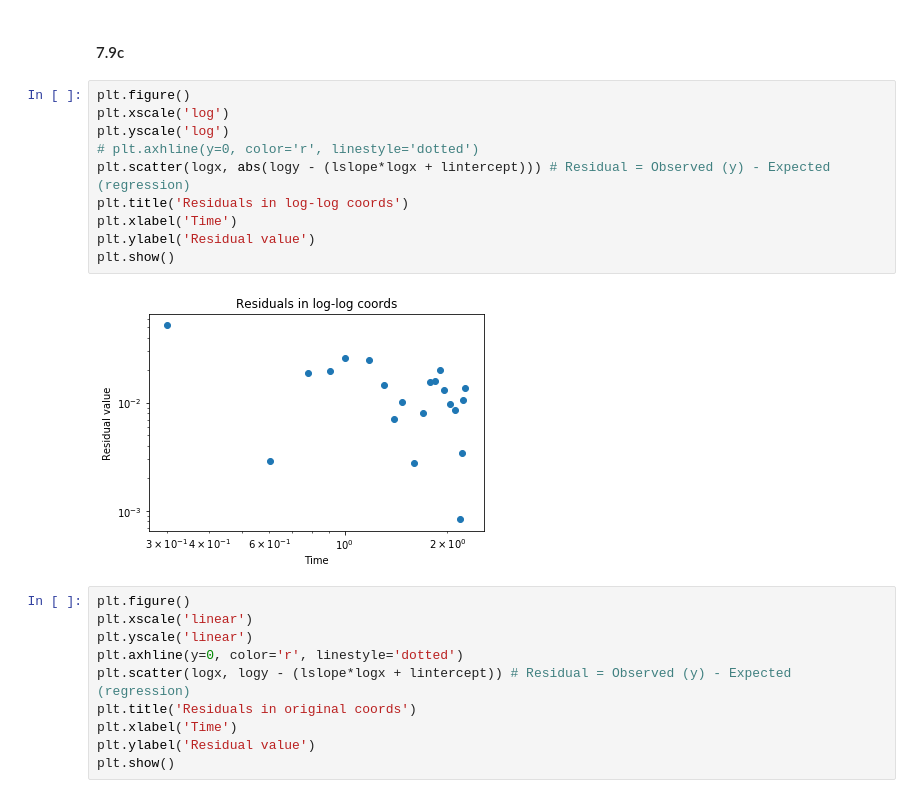
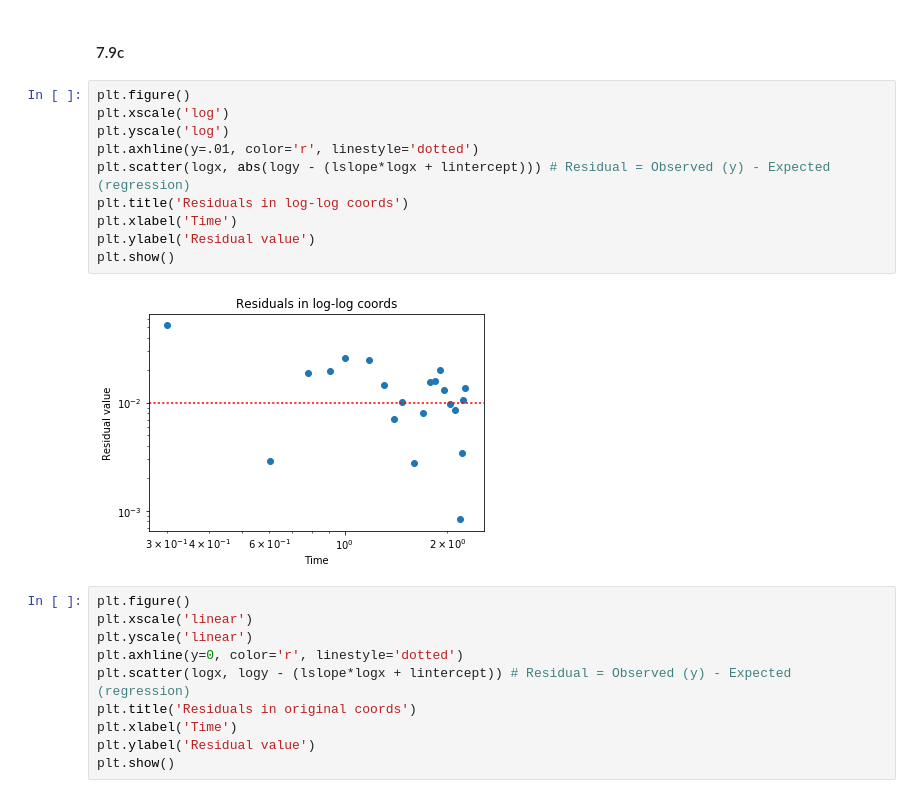
Before and after one commit to Salil999/applied_machine_learning, a Jupyter notebook: hw4/hw4.ipynb, the cells around one changed output. Saved outputs shown, nothing was run; the diff lists cells and outputs as text.

```diff
--- a/hw4/hw4.ipynb
+++ b/hw4/hw4.ipynb
@@ -48,15 +49,15 @@ plt.show()
 # %%
 plt.figure()
 plt.xscale('log')
 plt.yscale('log')
-# plt.axhline(y=0, color='r', linestyle='dotted')
+plt.axhline(y=.01, color='r', linestyle='dotted')
 plt.scatter(logx, abs(logy - (lslope*logx + lintercept))) # Residual = Observed (y) - Expected (regression)
 plt.title('Residuals in log-log coords')
 plt.xlabel('Time')
 plt.ylabel('Residual value')
 plt.show()
 # %% [output]
-[figure, old version]
+[figure, new version]
 # %%
 plt.figure()
 plt.xscale('linear')
```
Also changed, not shown: parts of 6 cells of this notebook, 1 other file.
